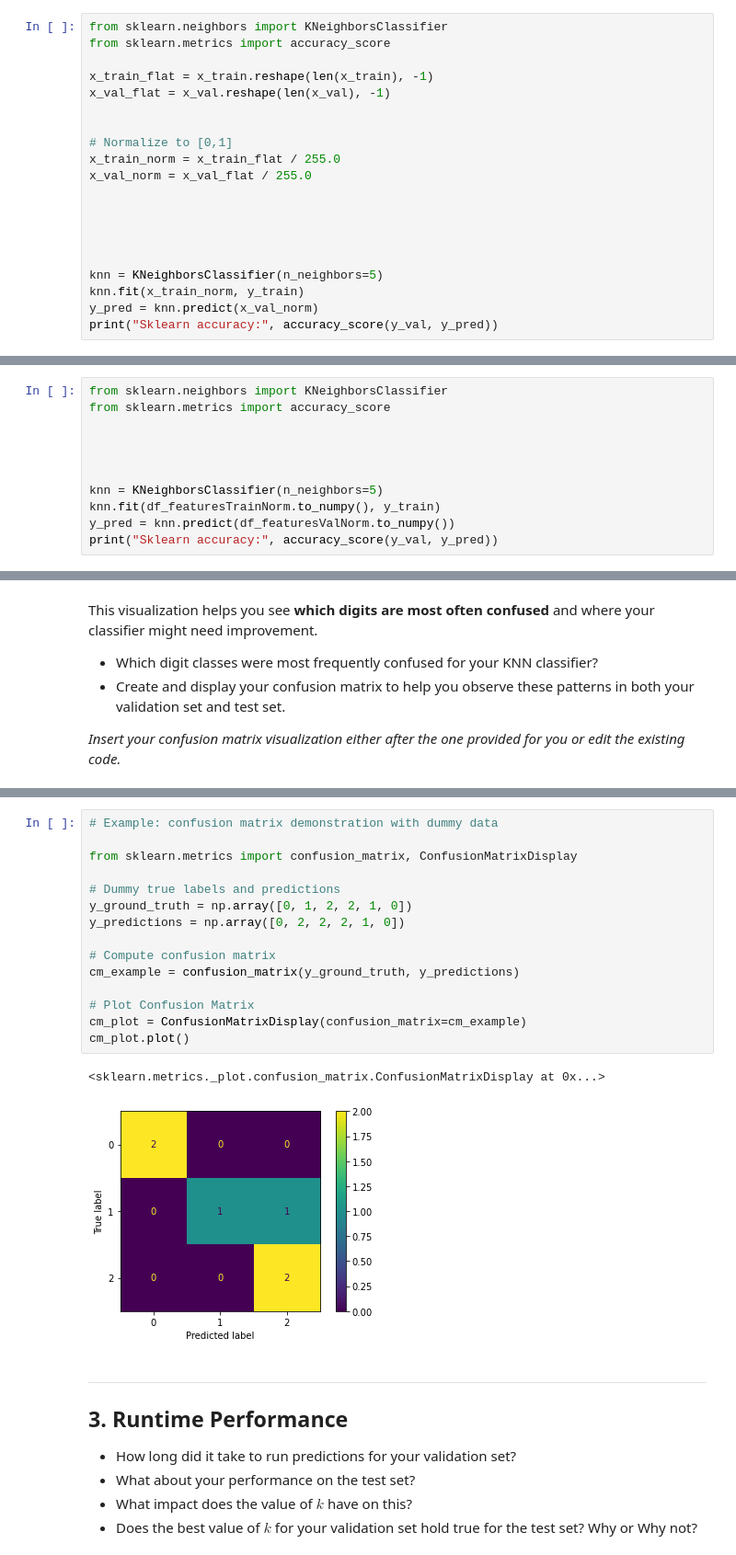
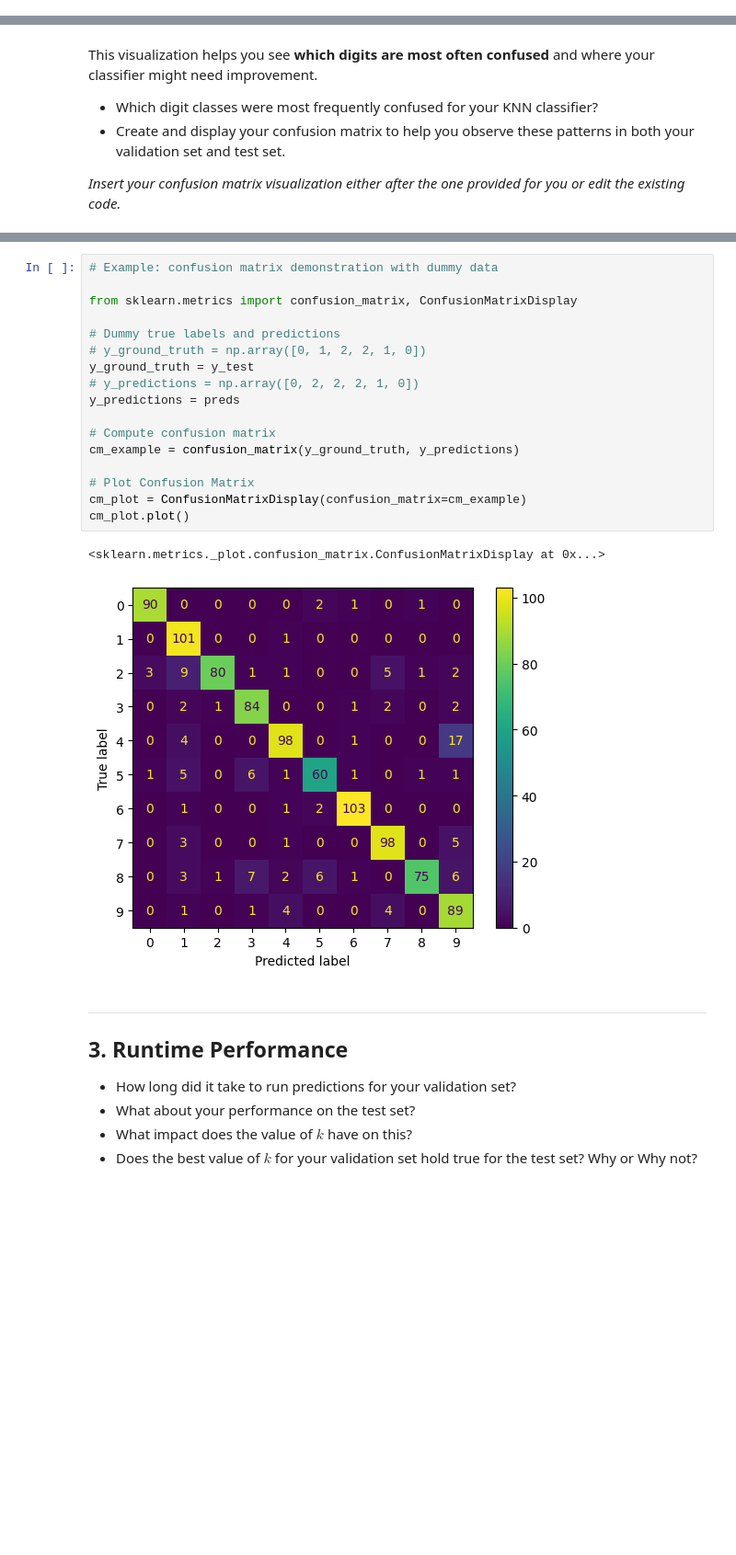
Before and after one commit to 7sr7/Intro-to-AI-HW2, a Jupyter notebook: Silvestre_Intro_to_AI_HW_2.ipynb, the cells around one changed output, grey strips where cells are left out. Shown: that part at 92% size. Cells and saved outputs as stored; diff of their text form; blank space fills up the shorter version.

```diff
--- a/Silvestre_Intro_to_AI_HW_2.ipynb
+++ b/Silvestre_Intro_to_AI_HW_2.ipynb
@@ -122,20 +222,0 @@ You must showcase at least 3 features for each image. You can add additional fea
-# %%
-from sklearn.neighbors import KNeighborsClassifier
-from sklearn.metrics import accuracy_score
-
-x_train_flat = x_train.reshape(len(x_train), -1)
-x_val_flat = x_val.reshape(len(x_val), -1)
-
-
-# Normalize to [0,1]
-x_train_norm = x_train_flat / 255.0
-x_val_norm = x_val_flat / 255.0
-
-
-
-
-
-knn = KNeighborsClassifier(n_neighbors=5)
-knn.fit(x_train_norm, y_train)
-y_pred = knn.predict(x_val_norm)
-print("Sklearn accuracy:", accuracy_score(y_val, y_pred))
@@ -717,11 +331,0 @@ k = 9, accuracy = 0.3390
-# %%
-from sklearn.neighbors import KNeighborsClassifier
-from sklearn.metrics import accuracy_score
-
-
-
-
-knn = KNeighborsClassifier(n_neighbors=5)
-knn.fit(df_featuresTrainNorm.to_numpy(), y_train)
-y_pred = knn.predict(df_featuresValNorm.to_numpy())
-print("Sklearn accuracy:", accuracy_score(y_val, y_pred))
@@ -814,21 +576,23 @@ This visualization helps you see **which digits are most often confused** and wh
 # %%
 # Example: confusion matrix demonstration with dummy data
 
 from sklearn.metrics import confusion_matrix, ConfusionMatrixDisplay
 
 # Dummy true labels and predictions
-y_ground_truth = np.array([0, 1, 2, 2, 1, 0])
-y_predictions = np.array([0, 2, 2, 2, 1, 0])
+# y_ground_truth = np.array([0, 1, 2, 2, 1, 0])
+y_ground_truth = y_test
+# y_predictions = np.array([0, 2, 2, 2, 1, 0])
+y_predictions = preds
 
 # Compute confusion matrix
 cm_example = confusion_matrix(y_ground_truth, y_predictions)
 
 # Plot Confusion Matrix
 cm_plot = ConfusionMatrixDisplay(confusion_matrix=cm_example)
 cm_plot.plot()
 # %% [output]
 <sklearn.metrics._plot.confusion_matrix.ConfusionMatrixDisplay at 0x...>
-[figure, old version]
+[figure, new version]
 # %% [markdown]
 ----
 ## 3. Runtime Performance
```
Also changed, not shown: parts of 44 cells of this notebook.
